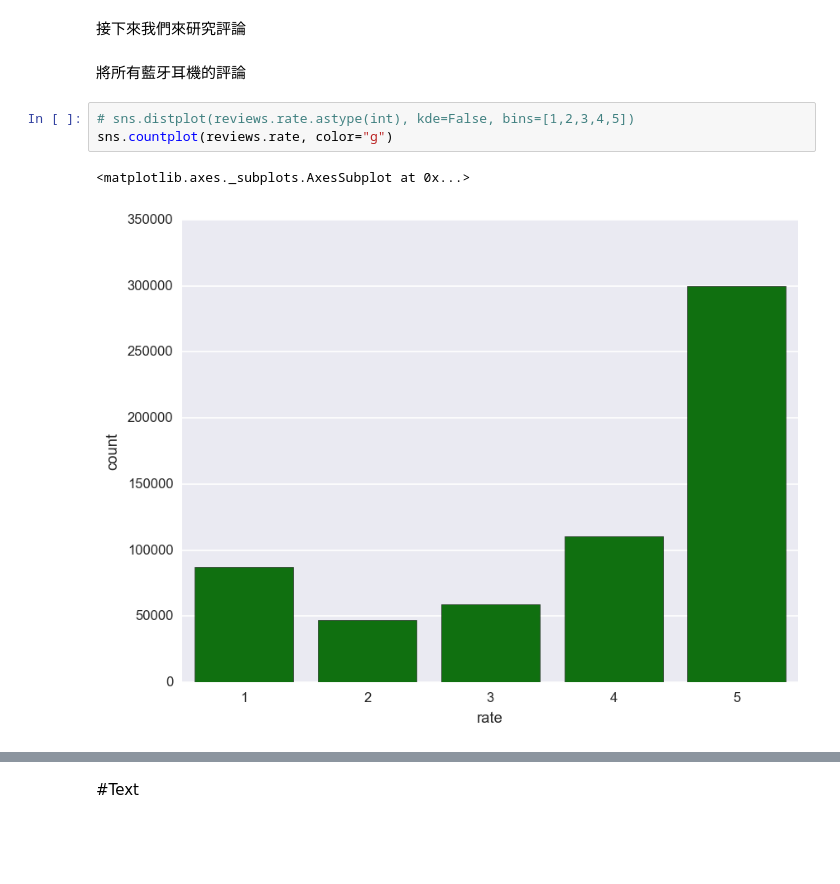
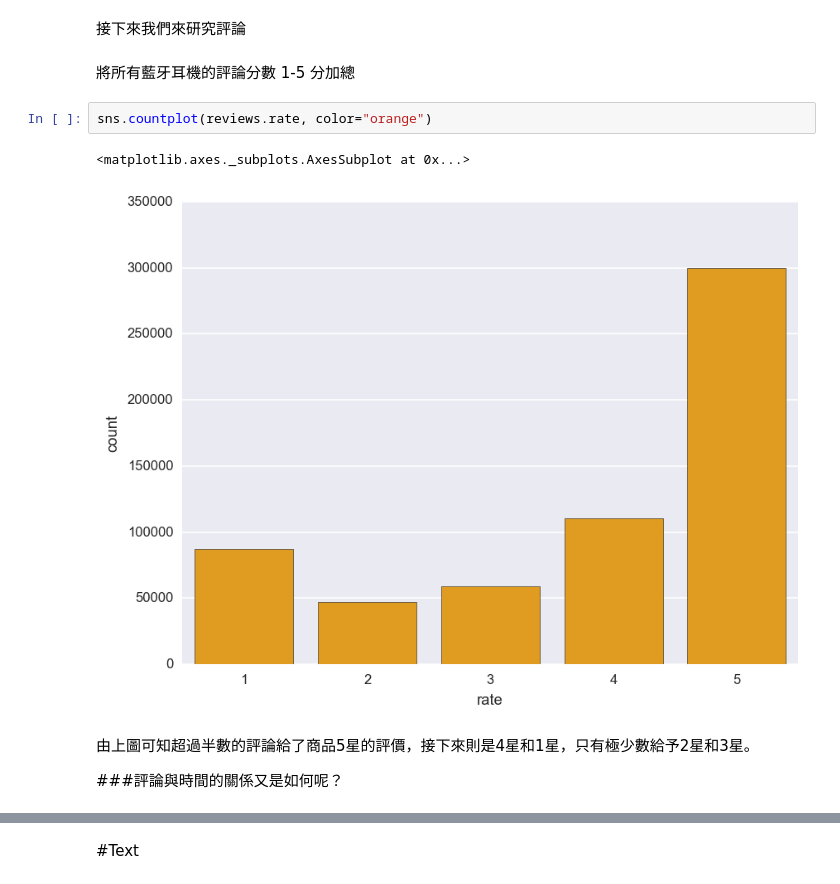
Before and after one commit to paristsai/amazon_review, a Jupyter notebook: analysis/amazon-review.ipynb, the cells around one changed output, grey strips where cells are left out. Saved outputs shown, nothing was run; the diff lists cells and outputs as text; blank space fills up the shorter version.

```diff
--- a/analysis/amazon-review.ipynb
+++ b/analysis/amazon-review.ipynb
@@ -80,12 +88,15 @@ sns.distplot(products.product_sale, kde=False, bins=20, color="b")
 products =
 # %% [markdown]
 接下來我們來研究評論
-# %% [markdown]
-將所有藍牙耳機的評論
-# %%
-# sns.distplot(reviews.rate.astype(int), kde=False, bins=[1,2,3,4,5])
-sns.countplot(reviews.rate, color="g")
-# %% [output]
-<matplotlib.axes._subplots.AxesSubplot at 0x...>
-[figure, removed]
+# %% [markdown]
+將所有藍牙耳機的評論分數 1-5 分加總
+# %%
+sns.countplot(reviews.rate, color="orange")
+# %% [output]
+<matplotlib.axes._subplots.AxesSubplot at 0x...>
+[figure, added]
+# %% [markdown]
+由上圖可知超過半數的評論給了商品5星的評價，接下來則是4星和1星，只有極少數給予2星和3星。
+
+###評論與時間的關係又是如何呢？
 # %%
```
Also changed, not shown: parts of 28 cells of this notebook.
